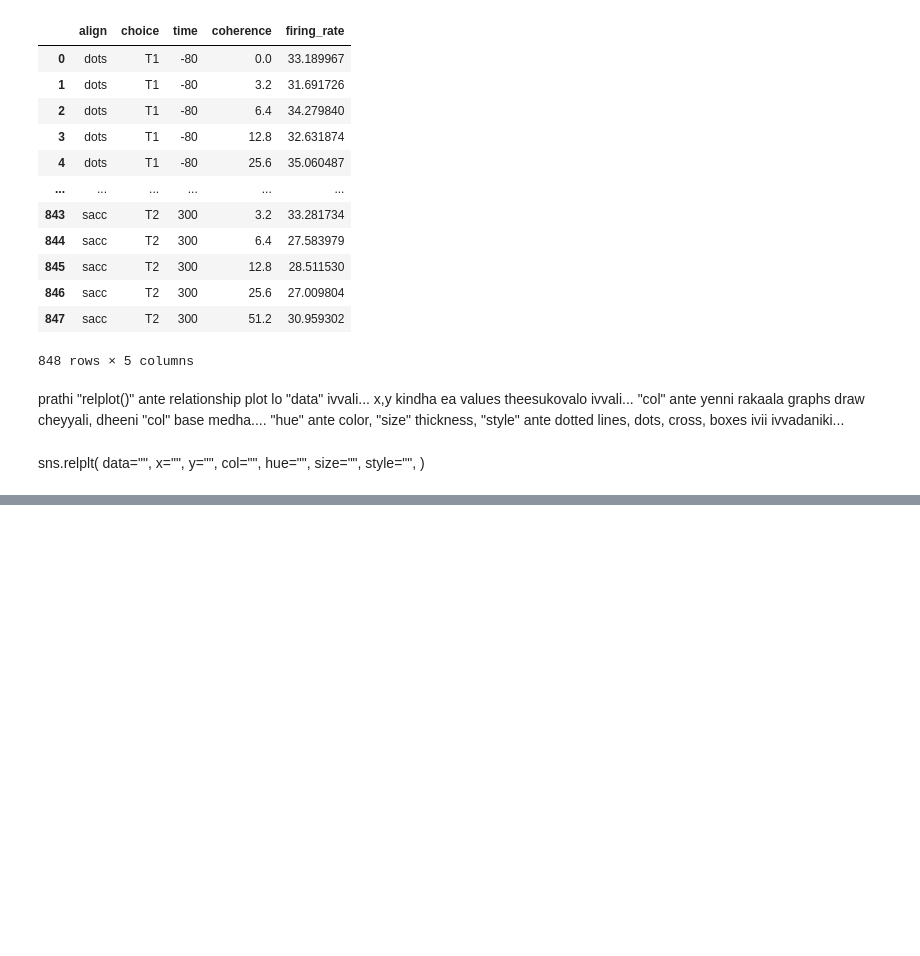
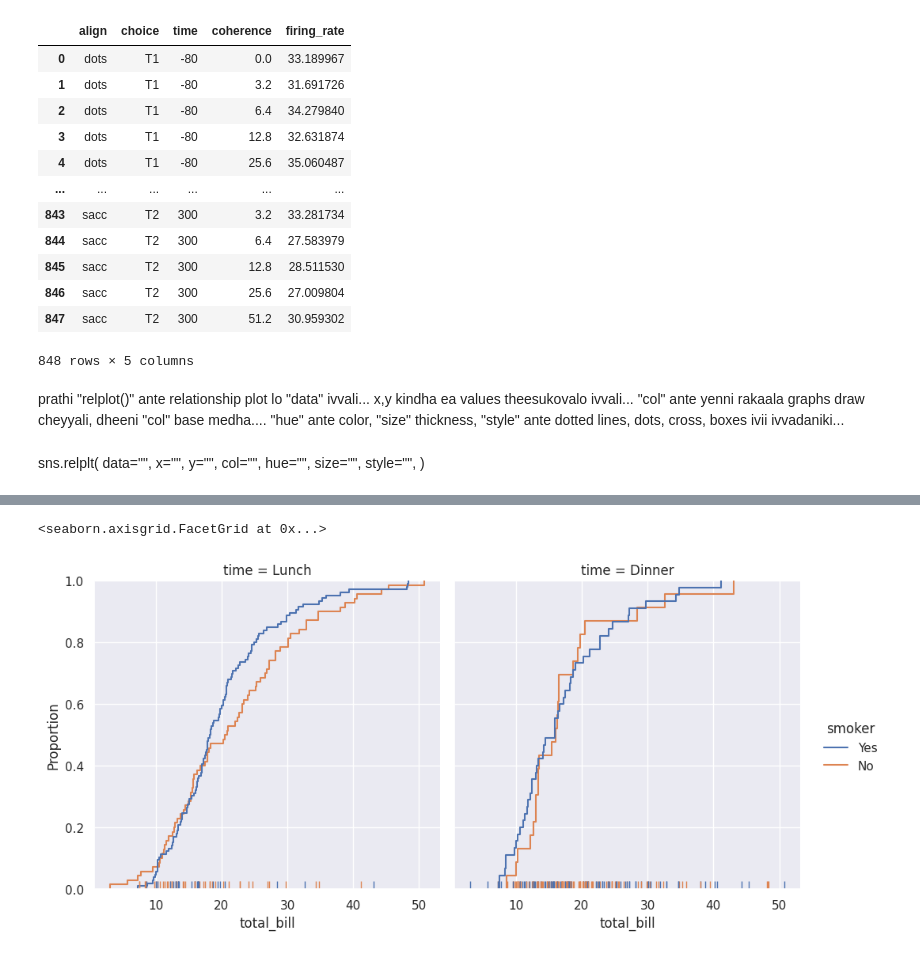
Before and after one commit to SaiShashankG/vs_code, a Jupyter notebook: seaborn_Prac.ipynb, the cells around one changed output, grey strips where cells are left out. Drawn from its saved outputs; the diff is of its cells as text; code cells hidden in the pictures; blank space fills up the shorter version.

```diff
--- a/seaborn_Prac.ipynb
+++ b/seaborn_Prac.ipynb
@@ -79,0 +125,6 @@ sns.relplt(
+# %%
+## ecdf- empirical cummulative distribution function
+sns.displot(data=tips, kind="ecdf", x="total_bill", col="time", hue="smoker", rug=True)
+# %% [output]
+<seaborn.axisgrid.FacetGrid at 0x...>
+[figure, added]
```
Also changed, not shown: parts of 17 cells of this notebook, 2 other files.
